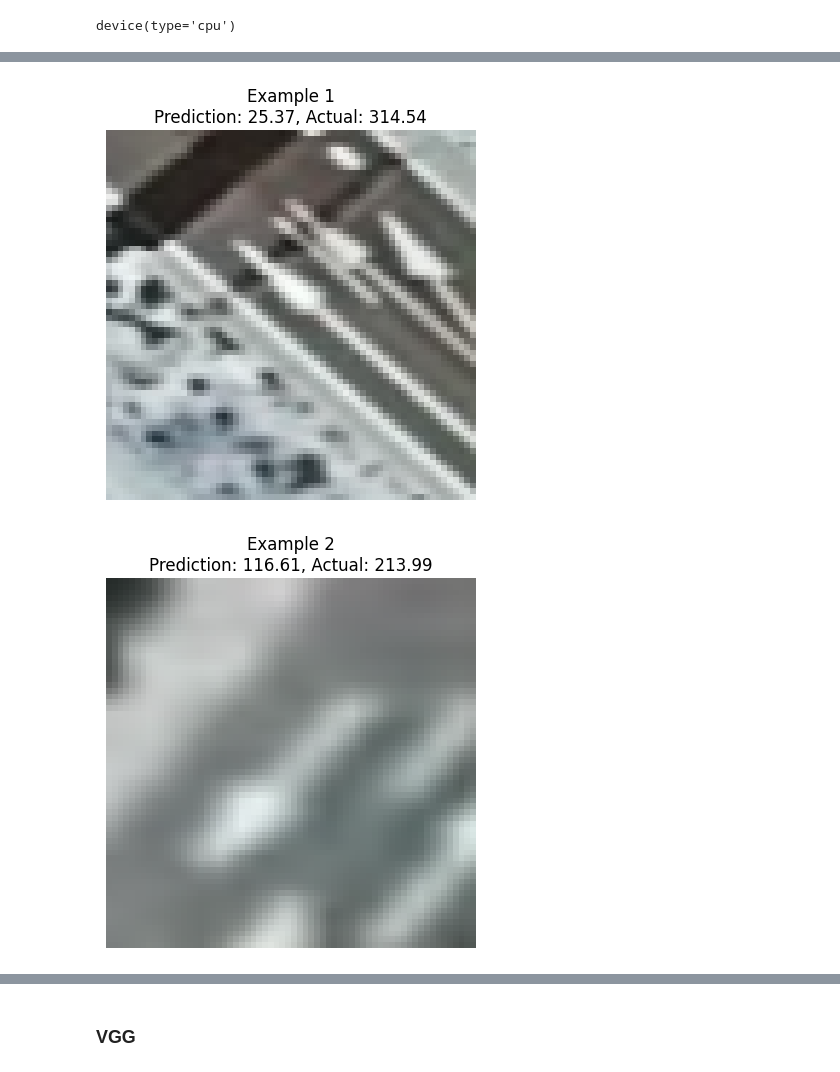
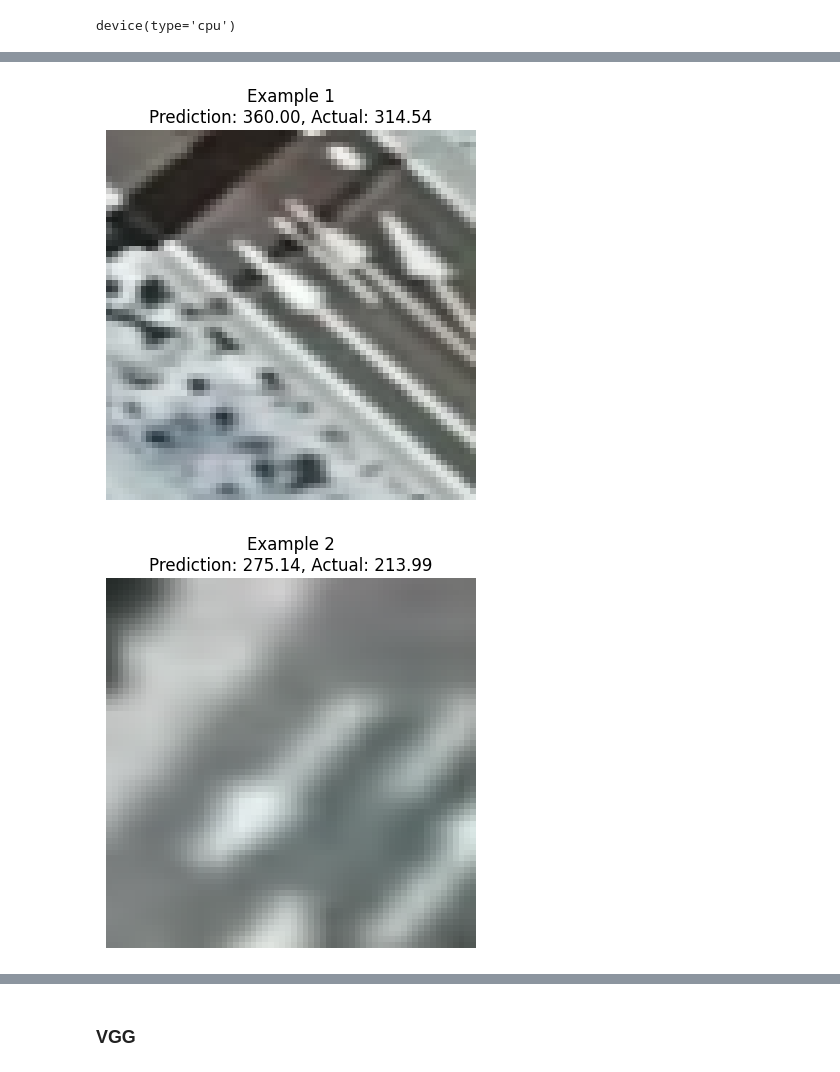
Before and after one commit to MiguelGP-13/aaII-flechas, a Jupyter notebook: flechas_alumno.ipynb, the cells around one changed output, grey strips where cells are left out. Cells and saved outputs as stored; diff of their text form; code cells hidden in the pictures.

```diff
--- a/flechas_alumno.ipynb
+++ b/flechas_alumno.ipynb
@@ -146,7 +146,11 @@ class CNNArrowClassifier(nn.Module):
         # Ajuste de dimensiones para la capa totalmente conectada
         conv_output_size = 64 // (2 ** (num_cycles + 1))  # Reducción de tamaño debido a los max-pool
         self.fc_layers = nn.Sequential(
-            nn.Linear(32 * conv_output_size ** 2, 1),
+            nn.Linear(32 * conv_output_size ** 2, 512),
+            nn.LeakyReLU(),
+            nn.Linear(512, 64),
+            nn.LeakyReLU(),
+            nn.Linear(64, 1),
             nn.Sigmoid()
         )
 
@@ -199,7 +203,7 @@ Y_tensor = torch.tensor(Y_train, dtype=torch.float32)
 # Cambiar la forma de las imágenes para que sea compatible con la entrada de la red
 X_tensor = X_tensor.permute(0, 3, 1, 2)  # Cambiar de (N, H, W, C) a (N, C, H, W)
 # Entrenamiento de la red
-num_epochs = 200
+num_epochs = 50
 batch_size = 16
 for epoch in range(num_epochs):
     permutation = torch.randperm(X_tensor.size(0))  # Mezclar los datos en cada epoch
@@ -283,29 +291,29 @@ Test Loss: 0.0047, Accuracy: 0.8897
 # %%
 import torch
 import matplotlib.pyplot as plt
 
 # Función de prueba con visualización
 def test_model_with_visualization(model, X_test_tensor, Y_test_tensor, num_examples=10, desplazamiento=10):
     model.eval()  # Establecer el modelo en modo evaluación
     criterion = nn.MSELoss()
 
     # Seleccionar los primeros num_examples ejemplos
     X_test_tensor = X_test_tensor[desplazamiento:num_examples + desplazamiento]
     Y_test_tensor = Y_test_tensor[desplazamiento:num_examples + desplazamiento]
 
     with torch.no_grad():  # Desactivar el cálculo de gradiente para la prueba
         outputs = model(X_test_tensor)
         loss = criterion(outputs, Y_test_tensor.view(-1, 1))
 
         for i in range(num_examples):
             plt.imshow(X_test[i])
             plt.title(f"Example {i + 1}\nPrediction: {360*outputs[i].item():.2f}, Actual: {360*Y_test[i]:.2f}")
             plt.axis('off')
             plt.show()
 
     print(f'Test Loss: {loss.item():.4f}')
 
-test_model_with_visualization(model, X_test_tensor, Y_test_tensor, 10, 10)
+test_model_with_visualization(model, X_test_tensor, Y_test_tensor, 10, 0)
 # %% [output]
-[figure, old version]
+[figure, new version]
-[figure, old version]
+[figure, new version]
```
Also changed, not shown: parts of 5 cells of this notebook.
